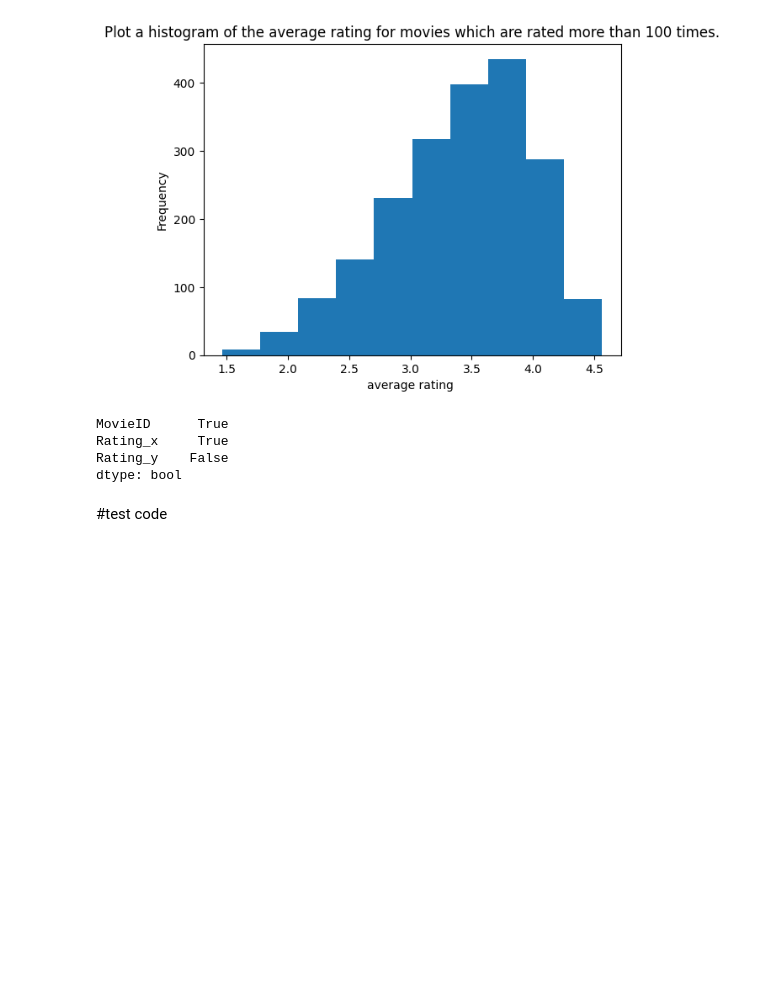
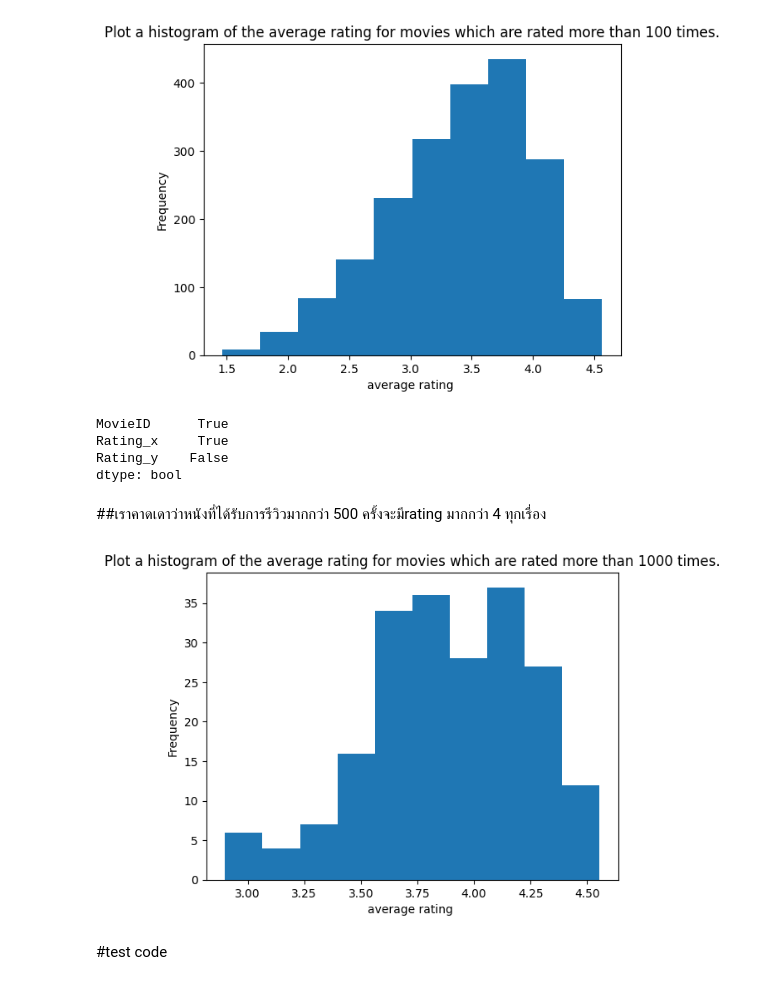
Before and after one commit to MOOwuttichai/project_dataWDkku, a Jupyter notebook: Project2_66_backup.ipynb, the cells around one changed output. Drawn from its saved outputs; the diff is of its cells as text; code cells hidden in the pictures; blank space fills up the shorter version.

```diff
--- a/Project2_66_backup.ipynb
+++ b/Project2_66_backup.ipynb
@@ -244,6 +244,24 @@ MovieID      True
 Rating_x     True
 Rating_y    False
 dtype: bool
+# %% [markdown]
+##เราคาดเดาว่าหนังที่ได้รับการรีวิวมากกว่า 500 ครั้งจะมีrating มากกว่า 4 ทุกเรื่อง
+# %%
+df_hist3 = df_use[['MovieID','Rating']]
+df_use_hist3 = df_hist3.groupby('MovieID').count().sort_values(by='Rating',ascending = False)
+df_use_hist_100_MA3 = df_hist3.groupby('MovieID').mean()
+df_use_hist_100_MARe3 = df_use_hist_100_MA3.reset_index()
+df_use_hist_1003 = df_use_hist_100_MARe3.merge(df_use_hist3,how = 'left',on='MovieID')
+df_use_hist_100forplot3 = df_use_hist_1003[df_use_hist_1003['Rating_y'] >= 1000]
+use_full3 = df_use_hist_100forplot3[['MovieID','Rating_x']]
+use_full3 = use_full3.set_index('MovieID')
+plt.hist(use_full3)
+plt.title('Plot a histogram of the average rating for movies which are rated more than 1000 times.')
+plt.xlabel('average rating ')
+plt.ylabel('Frequency')
+plt.show()
+# %% [output]
+[figure, added]
 # %% [markdown]
 #test code
 # %%
```
Also changed, not shown: parts of 16 cells of this notebook.
